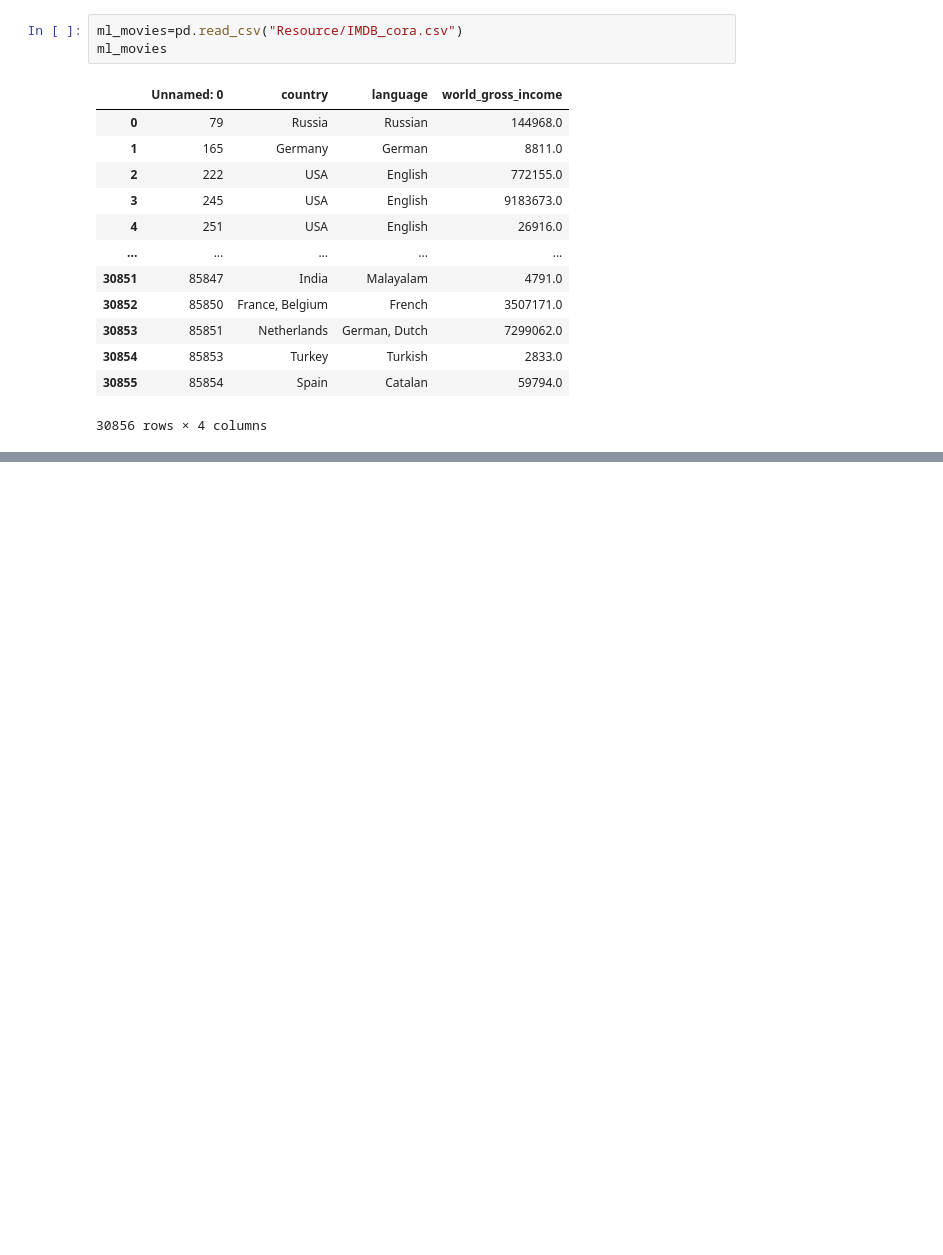
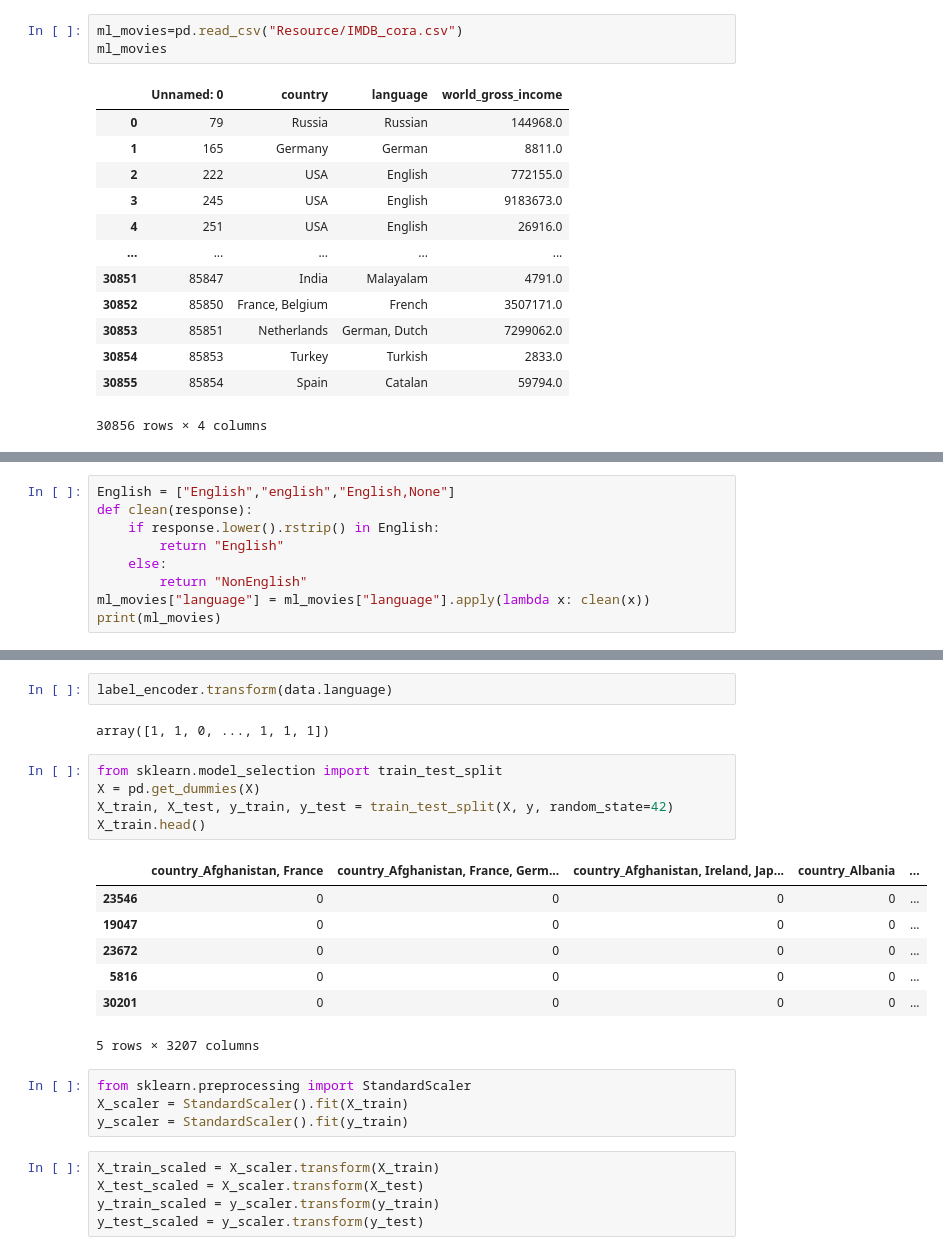
Before and after one commit to eliot1335/Final-Project, a Jupyter notebook: ML_Cora.ipynb, the cells around one changed output, grey strips where cells are left out. Drawn from its saved outputs; the diff is of its cells as text; blank space fills up the shorter version.

```diff
--- a/ML_Cora.ipynb
+++ b/ML_Cora.ipynb
@@ -25,0 +48,9 @@ ml_movies
+# %%
+English = ["English","english","English,None"]
+def clean(response):
+    if response.lower().rstrip() in English:
+        return "English"
+    else:
+        return "NonEnglish"
+ml_movies["language"] = ml_movies["language"].apply(lambda x: clean(x))
+print(ml_movies)
@@ -25,0 +107,26 @@ ml_movies
+# %%
+label_encoder.transform(data.language)
+# %% [output]
+array([1, 1, 0, ..., 1, 1, 1])
+# %%
+from sklearn.model_selection import train_test_split
+X = pd.get_dummies(X)
+X_train, X_test, y_train, y_test = train_test_split(X, y, random_state=42)
+X_train.head()
+# %% [output]
+|  | country_Afghanistan, France | country_Afghanistan, France, Germ... | country_Afghanistan, Ireland, Jap... | country_Albania | ... |
+| 23546 | 0 | 0 | 0 | 0 | ... |
+| 19047 | 0 | 0 | 0 | 0 | ... |
+| 23672 | 0 | 0 | 0 | 0 | ... |
+| 5816 | 0 | 0 | 0 | 0 | ... |
+| 30201 | 0 | 0 | 0 | 0 | ... |
+5 rows × 3207 columns
+# %%
+from sklearn.preprocessing import StandardScaler
+X_scaler = StandardScaler().fit(X_train)
+y_scaler = StandardScaler().fit(y_train)
+# %%
+X_train_scaled = X_scaler.transform(X_train)
+X_test_scaled = X_scaler.transform(X_test)
+y_train_scaled = y_scaler.transform(y_train)
+y_test_scaled = y_scaler.transform(y_test)
```
Also changed, not shown: parts of 8 cells of this notebook.
